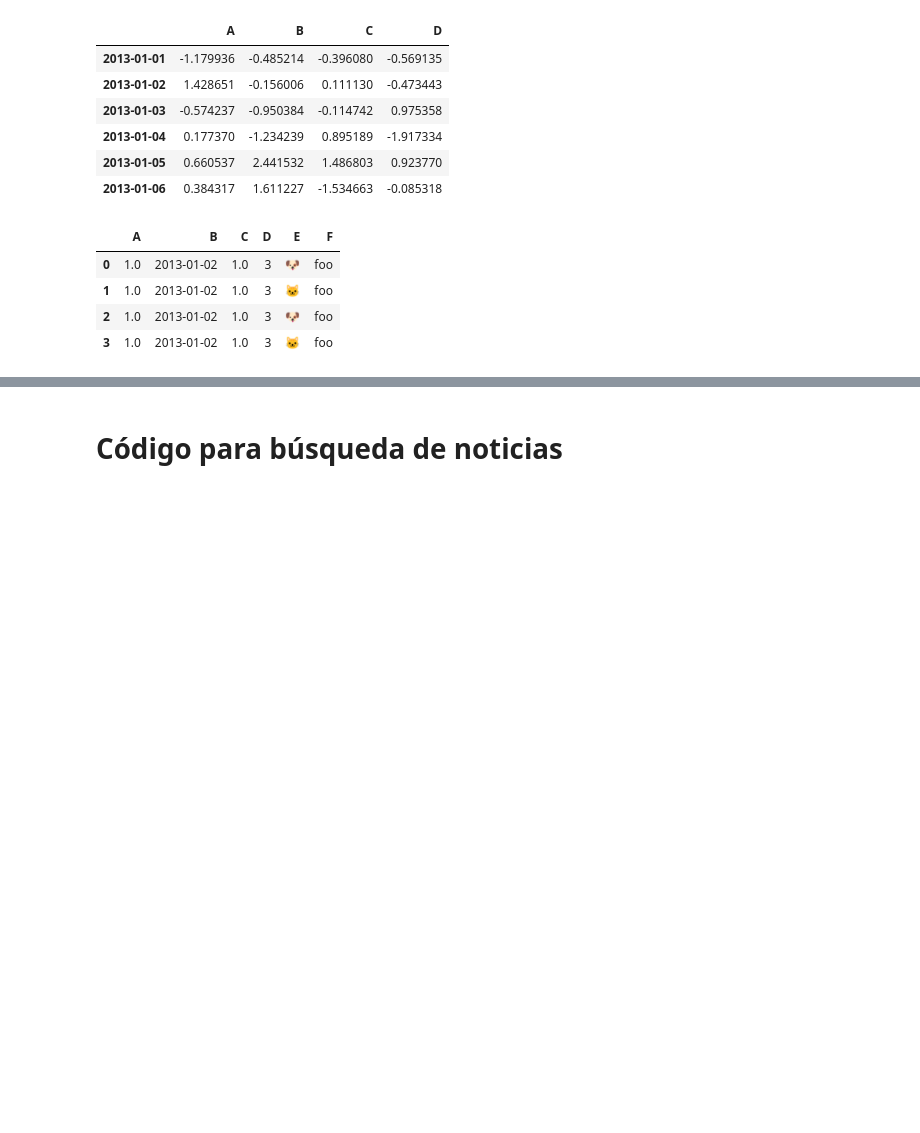
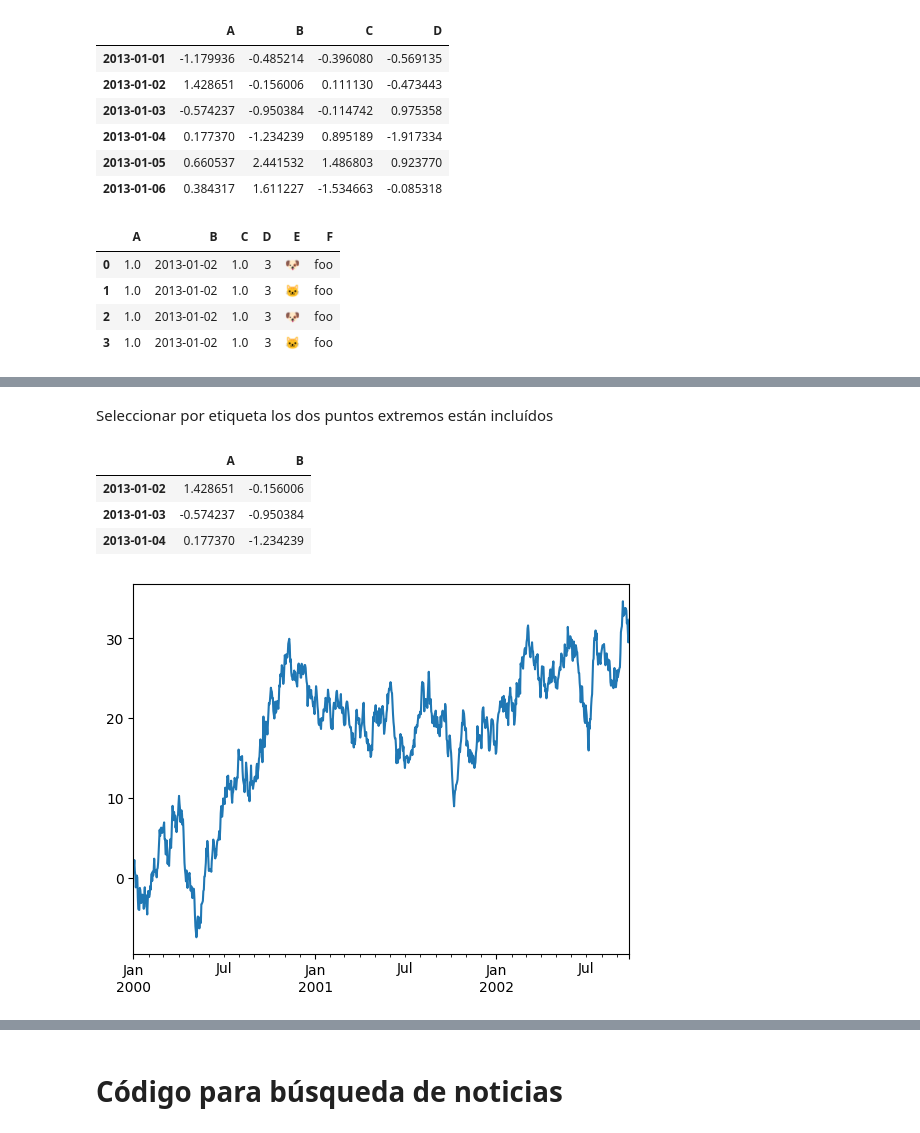
Before and after one commit to rocruzlathrop/retri-social, a Jupyter notebook: Cuaderno_ejemplos.ipynb, the cells around one changed output, grey strips where cells are left out. Saved outputs shown, nothing was run; the diff lists cells and outputs as text; code cells hidden in the pictures; blank space fills up the shorter version.

```diff
--- a/Cuaderno_ejemplos.ipynb
+++ b/Cuaderno_ejemplos.ipynb
@@ -131,0 +161,9 @@ df4
+# %% [markdown]
+Seleccionar por etiqueta los dos puntos extremos están incluídos
+# %%
+df3.loc["20130102":"20130104", ["A", "B"]]
+# %% [output]
+|  | A | B |
+| 2013-01-02 | 1.428651 | -0.156006 |
+| 2013-01-03 | -0.574237 | -0.950384 |
+| 2013-01-04 | 0.177370 | -1.234239 |
@@ -131,0 +172,11 @@ df4
+# %%
+import numpy as np
+import pandas as pd
+import matplotlib.pyplot as plt
+plt.close("all")
+
+ts = pd.Series(np.random.randn(1000), index=pd.date_range("1/1/2000", periods=1000))
+ts = ts.cumsum()
+ts.plot();
+# %% [output]
+[figure, added]
```
Also changed, not shown: parts of 11 cells of this notebook.
